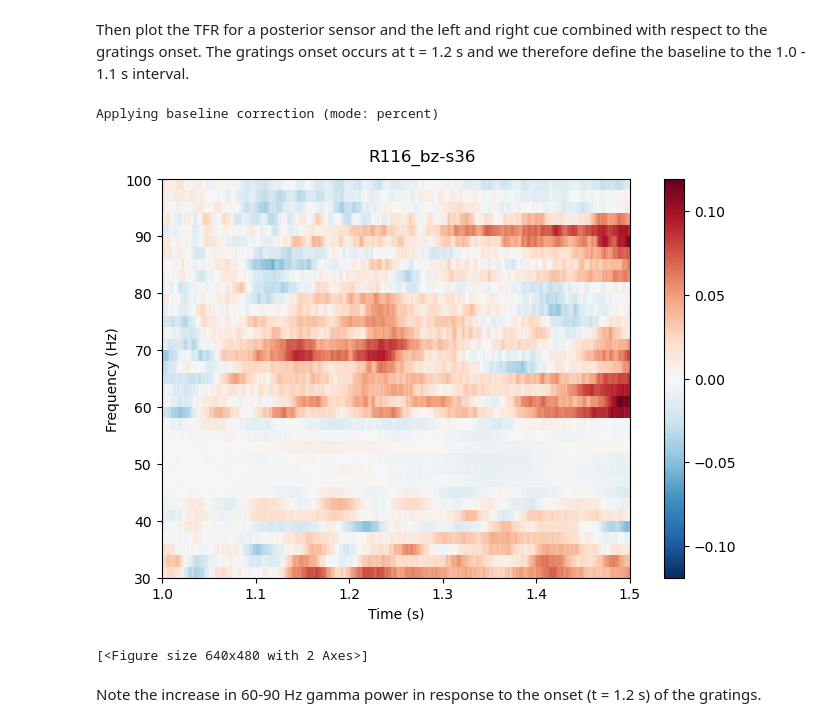
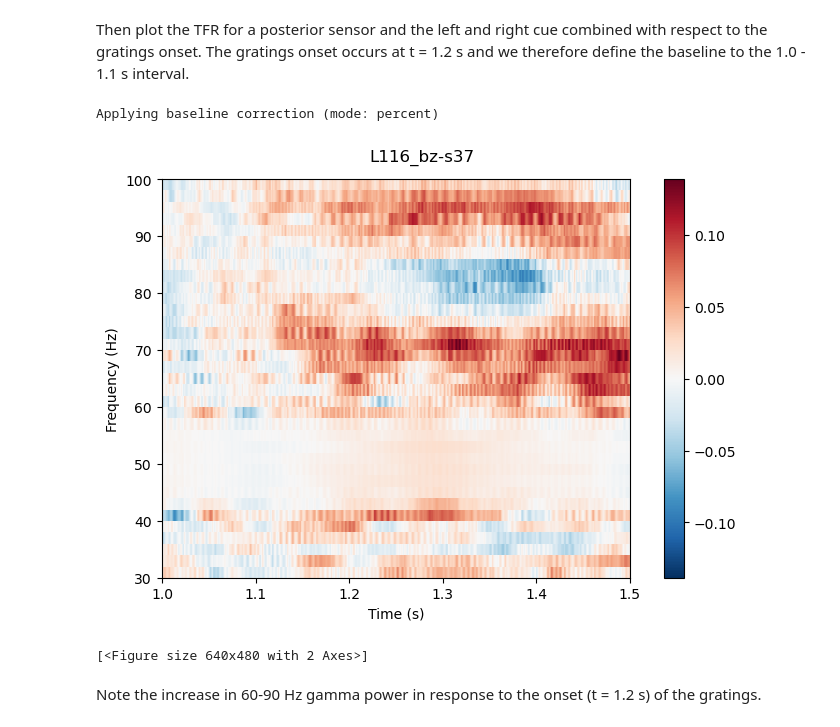
Before and after one commit to FLUX-pipeline/FieldLine, a Jupyter notebook: Time_Frequency.ipynb, the cells around one changed output. Saved outputs shown, nothing was run; the diff lists cells and outputs as text; code cells hidden in the pictures.

```diff
--- a/Time_Frequency.ipynb
+++ b/Time_Frequency.ipynb
@@ -265,16 +265,16 @@ tfr_fast_sum.data = (tfr_fastL.data + tfr_fastR.data)/2
 Then plot the TFR for a posterior sensor and the left and right cue combined with respect to the gratings onset. The gratings onset occurs at t = 1.2 s and we therefore define the baseline to the 1.0 - 1.1 s interval.
 # %%
 %matplotlib inline
-sensor = 'R116_bz-s36'
+sensor = 'L116_bz-s37'
 tfr_fast_sum.plot(
     picks=[sensor],
     baseline=[1.0,1.1],
     mode="percent",
     tmin=1, tmax=1.5,
     title = sensor)
 # %% [output]
 Applying baseline correction (mode: percent)
-[figure, old version]
+[figure, new version]
 [<Figure size 640x480 with 2 Axes>]
 # %% [markdown]
 Note the increase in 60-90 Hz gamma power in response to the onset (t = 1.2 s) of the gratings.
```
Also changed, not shown: parts of 3 cells of this notebook.
